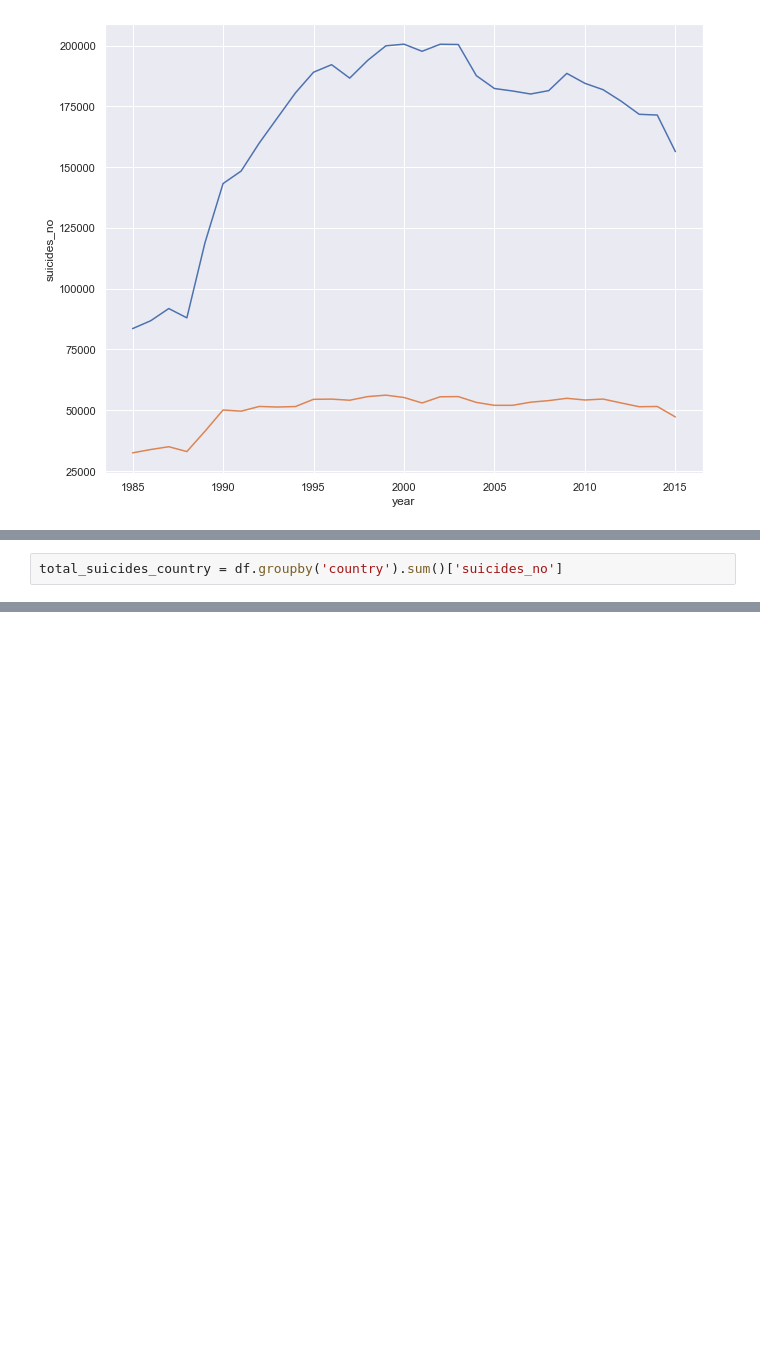
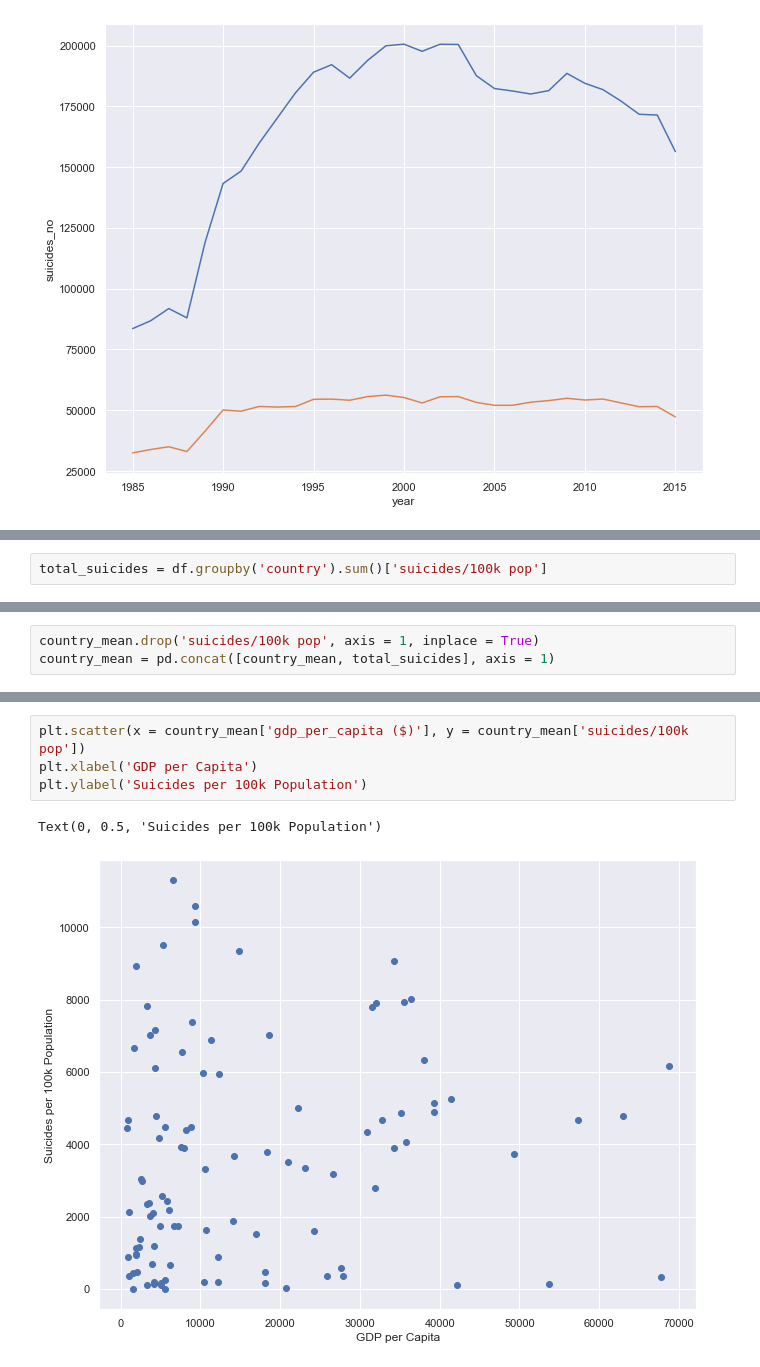
Before and after one commit to aad1tya/suicideRates, a Jupyter notebook: Suicide Rates Analysis.ipynb, the cells around one changed output, grey strips where cells are left out. Drawn from its saved outputs; the diff is of its cells as text; blank space fills up the shorter version.

```diff
--- a/Suicide Rates Analysis.ipynb
+++ b/Suicide Rates Analysis.ipynb
@@ -100,2 +116,2 @@ country_mean = df.groupby('country').mean()
 # %%
-total_suicides_country = df.groupby('country').sum()['suicides_no']
+total_suicides = df.groupby('country').sum()['suicides/100k pop']
@@ -105,0 +118,3 @@ total_suicides_gdp = pd.concat([country_mean['gdp_per_capita ($)'], total_suicid
+# %%
+country_mean.drop('suicides/100k pop', axis = 1, inplace = True)
+country_mean = pd.concat([country_mean, total_suicides], axis = 1)
@@ -105,0 +138,7 @@ total_suicides_gdp = pd.concat([country_mean['gdp_per_capita ($)'], total_suicid
+# %%
+plt.scatter(x = country_mean['gdp_per_capita ($)'], y = country_mean['suicides/100k pop'])
+plt.xlabel('GDP per Capita')
+plt.ylabel('Suicides per 100k Population')
+# %% [output]
+Text(0, 0.5, 'Suicides per 100k Population')
+[figure, added]
```
Also changed, not shown: parts of 13 cells of this notebook.
